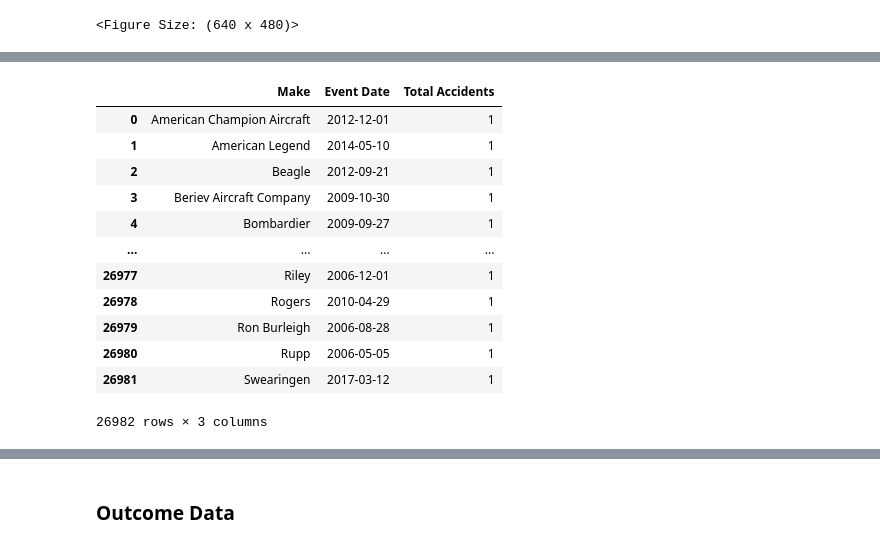
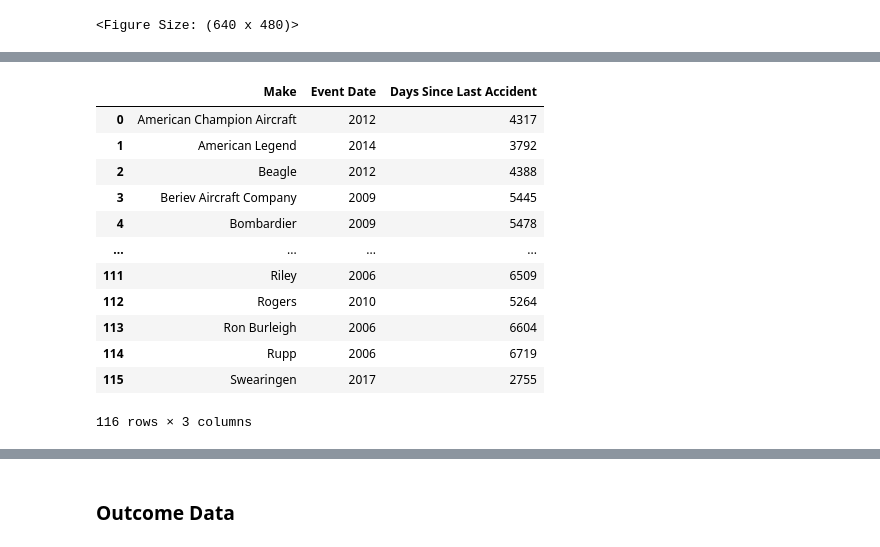
Before and after one commit to orcuncanlilar/aircraft-selection-strategy, a Jupyter notebook: aircraft_selection_strategy.ipynb, the cells around one changed output, grey strips where cells are left out. Cells and saved outputs as stored; diff of their text form; code cells hidden in the pictures.

```diff
--- a/aircraft_selection_strategy.ipynb
+++ b/aircraft_selection_strategy.ipynb
@@ -252,27 +234,28 @@ date_df.head(10)
-# %%
-aviation_data_filtered_by_least_risky_injured_score['Event Date'] = pd.to_datetime(aviation_data_filtered_by_least_risky_injured_score['Event Date'])
-
-# Select the relevant columns and set 'Event Date' as the index
-plot = aviation_data_filtered_by_least_risky_injured_score[['Event Date', 'Make']].set_index('Event Date')
-
-# Group by 'Make' and resample by year, then count the number of rows
-plot = plot.groupby('Make').resample('D').size()
-
-# Display the result
-plot = plot.reset_index(name='Total Accidents')
-plot
-# %% [output]
-|  | Make | Event Date | Total Accidents |
-| 0 | American Champion Aircraft | 2012-12-01 | 1 |
-| 1 | American Legend | 2014-05-10 | 1 |
-| 2 | Beagle | 2012-09-21 | 1 |
-| 3 | Beriev Aircraft Company | 2009-10-30 | 1 |
-| 4 | Bombardier | 2009-09-27 | 1 |
-| ... | ... | ... | ... |
-| 26977 | Riley | 2006-12-01 | 1 |
-| 26978 | Rogers | 2010-04-29 | 1 |
-| 26979 | Ron Burleigh | 2006-08-28 | 1 |
-| 26980 | Rupp | 2006-05-05 | 1 |
-| 26981 | Swearingen | 2017-03-12 | 1 |
-26982 rows × 3 columns
+# %%
+new = date_filtered_df\
+    .groupby('Make')\
+    .summarize_by_time(
+        date_column = 'Event Date',
+        value_column = 'Days Since Last Accident',
+        freq = 'Y',
+        agg_func = 'sum',
+        wide_format = False
+    )
+new['Event Date'] = new['Event Date'].dt.year
+
+new
+# %% [output]
+|  | Make | Event Date | Days Since Last Accident |
+| 0 | American Champion Aircraft | 2012 | 4317 |
+| 1 | American Legend | 2014 | 3792 |
+| 2 | Beagle | 2012 | 4388 |
+| 3 | Beriev Aircraft Company | 2009 | 5445 |
+| 4 | Bombardier | 2009 | 5478 |
+| ... | ... | ... | ... |
+| 111 | Riley | 2006 | 6509 |
+| 112 | Rogers | 2010 | 5264 |
+| 113 | Ron Burleigh | 2006 | 6604 |
+| 114 | Rupp | 2006 | 6719 |
+| 115 | Swearingen | 2017 | 2755 |
+116 rows × 3 columns
 # %%
```
Also changed, not shown: parts of 49 cells of this notebook.
